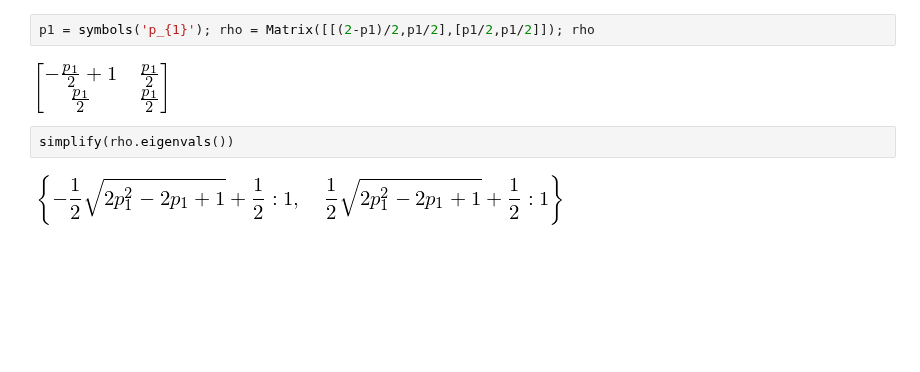
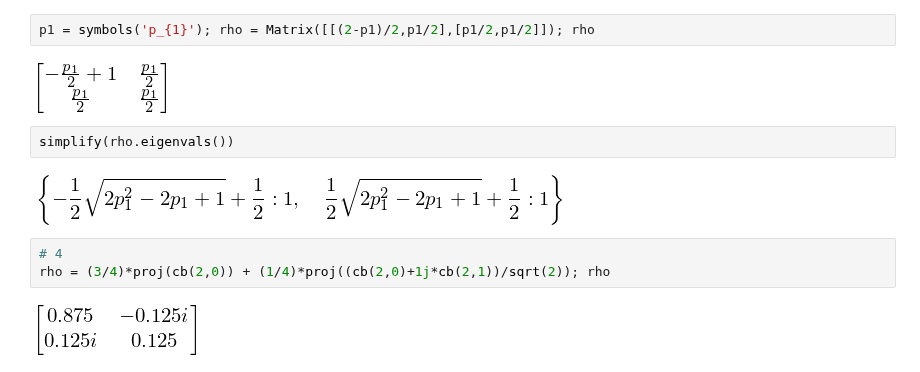
Before and after one commit to jonasmaziero/mecanica_quantica, a Jupyter notebook: 07_operador_densidade.ipynb, the cells around one changed output. Cells and saved outputs as stored; diff of their text form; blank space fills up the shorter version.

```diff
--- a/07_operador_densidade.ipynb
+++ b/07_operador_densidade.ipynb
@@ -454,3 +454,8 @@ p1 = symbols('p_{1}'); rho = Matrix([[(2-p1)/2,p1/2],[p1/2,p1/2]]); rho
 simplify(rho.eigenvals())
 # %% [output]
 [figure]
+# %%
+# 4
+rho = (3/4)*proj(cb(2,0)) + (1/4)*proj((cb(2,0)+1j*cb(2,1))/sqrt(2)); rho
+# %% [output]
+[figure, added]
```
Also changed, not shown: 1 other file.
